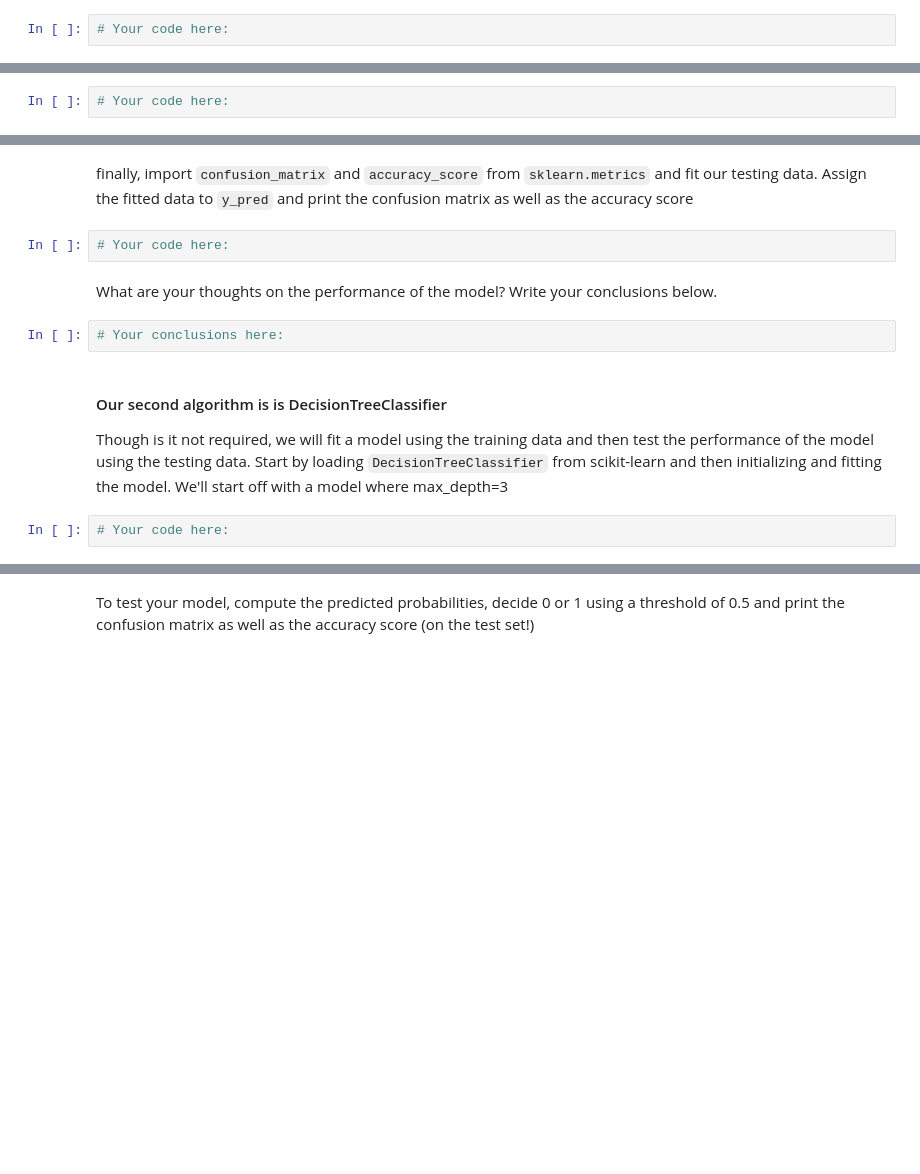
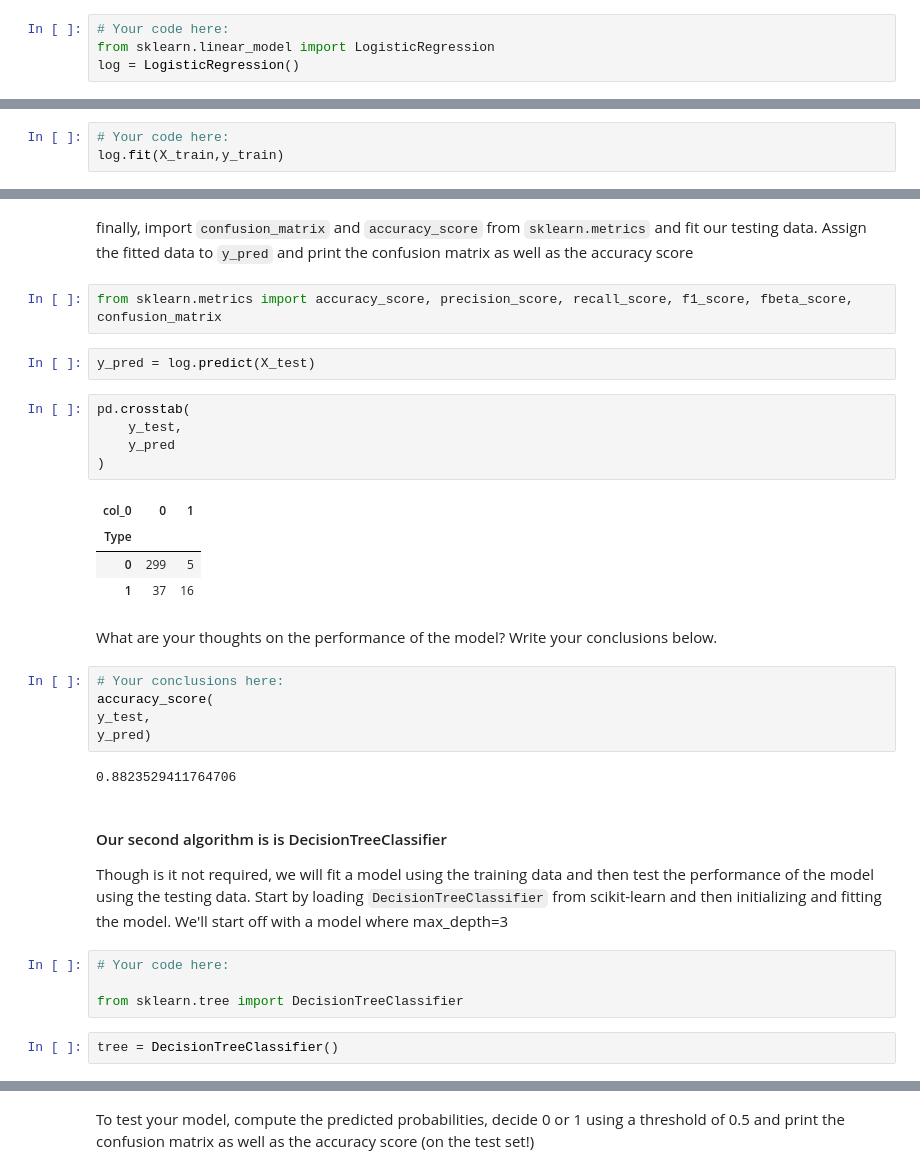
Before and after one commit to Ironhack-Data-Madrid-Octubre-2021/lab-supervised-learning, a Jupyter notebook: your-code/main.ipynb, the cells around one changed output, grey strips where cells are left out. Drawn from its saved outputs; the diff is of its cells as text; blank space fills up the shorter version.

```diff
--- a/your-code/main.ipynb
+++ b/your-code/main.ipynb
@@ -292,7 +422,10 @@ from sklearn.model_selection import train_test_split
 The first model we will use in this lab is logistic regression. We have previously learned about logistic regression as a classification algorithm. In the cell below, load `LogisticRegression` from scikit-learn and initialize the model.
 # %%
 # Your code here:
+from sklearn.linear_model import LogisticRegression
+log = LogisticRegression()
 # %% [markdown]
 Next, fit the model to our training data. We have already separated our data into 4 parts. Use those in your model.
 # %%
 # Your code here:
+log.fit(X_train,y_train)
@@ -299,14 +441,35 @@ Next, fit the model to our training data. We have already separated our data int
 # %% [markdown]
 finally, import `confusion_matrix` and `accuracy_score` from `sklearn.metrics` and fit our testing data. Assign the fitted data to `y_pred` and print the confusion matrix as well as the accuracy score
-# %%
-# Your code here:
+# %%
+from sklearn.metrics import accuracy_score, precision_score, recall_score, f1_score, fbeta_score, confusion_matrix
+# %%
+y_pred = log.predict(X_test)
+# %%
+pd.crosstab(
+    y_test,
+    y_pred
+)
+# %% [output]
+| col_0 | 0 | 1 |
+| Type |  |  |
+| 0 | 299 | 5 |
+| 1 | 37 | 16 |
 # %% [markdown]
 What are your thoughts on the performance of the model? Write your conclusions below.
 # %%
 # Your conclusions here:
+accuracy_score(
+y_test,
+y_pred)
+# %% [output]
+0.8823529411764706
 # %% [markdown]
 #### Our second algorithm is is DecisionTreeClassifier
 
 Though is it not required, we will fit a model using the training data and then test the performance of the model using the testing data. Start by loading `DecisionTreeClassifier` from scikit-learn and then initializing and fitting the model. We'll start off with a model where max_depth=3
 # %%
 # Your code here:
+
+from sklearn.tree import DecisionTreeClassifier
+# %%
+tree = DecisionTreeClassifier()
```
Also changed, not shown: parts of 46 cells of this notebook.
